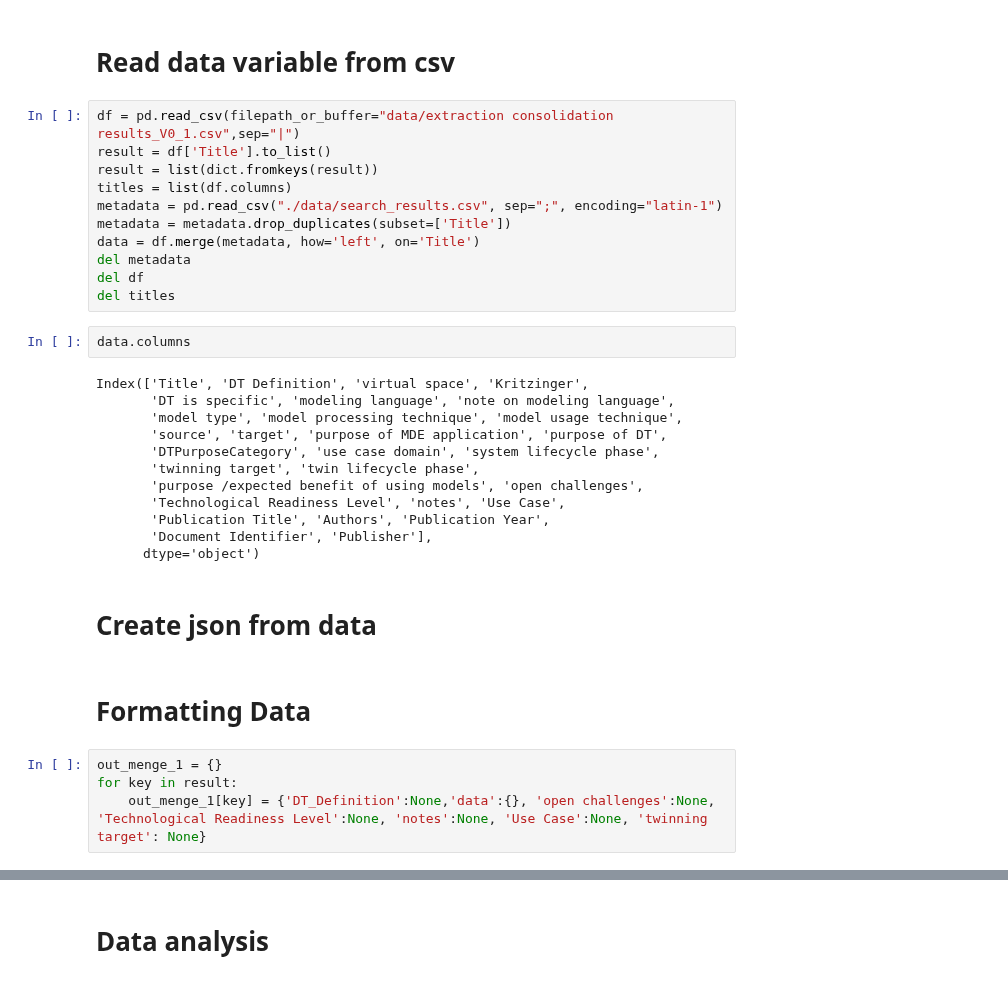
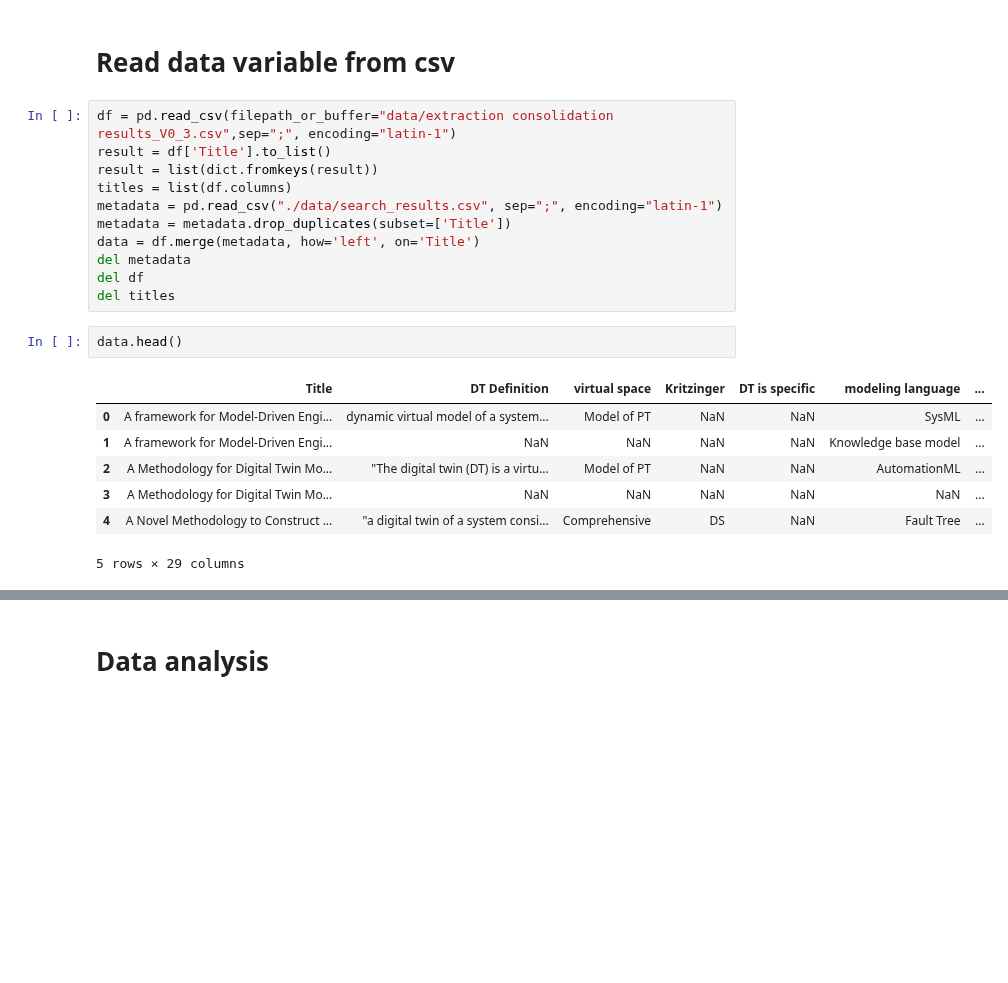
Before and after one commit to cdl-mint/mde4dts, a Jupyter notebook: visualizations_daniel.ipynb, the cells around one changed output, grey strips where cells are left out. Drawn from its saved outputs; the diff is of its cells as text; blank space fills up the shorter version.

```diff
--- a/visualizations_daniel.ipynb
+++ b/visualizations_daniel.ipynb
@@ -22,7 +22,7 @@ import matplotlib.pyplot as plt
 # %% [markdown]
 # Read data variable from csv
 # %%
-df = pd.read_csv(filepath_or_buffer="data/extraction consolidation results_V0_1.csv",sep="|")
+df = pd.read_csv(filepath_or_buffer="data/extraction consolidation results_V0_3.csv",sep=";", encoding="latin-1")
 result = df['Title'].to_list()
 result = list(dict.fromkeys(result))
 titles = list(df.columns)
@@ -33,24 +33,12 @@ del metadata
 del df
 del titles
 # %%
-data.columns
+data.head()
 # %% [output]
+|  | Title | DT Definition | virtual space | Kritzinger | DT is specific | modeling language | ... |
+| 0 | A framework for Model-Driven Engi... | dynamic virtual model of a system... | Model of PT | NaN | NaN | SysML | ... |
+| 1 | A framework for Model-Driven Engi... | NaN | NaN | NaN | NaN | Knowledge base model | ... |
+| 2 | A Methodology for Digital Twin Mo... | "The digital twin (DT) is a virtu... | Model of PT | NaN | NaN | AutomationML | ... |
+| 3 | A Methodology for Digital Twin Mo... | NaN | NaN | NaN | NaN | NaN | ... |
+| 4 | A Novel Methodology to Construct ... | "a digital twin of a system consi... | Comprehensive | DS | NaN | Fault Tree | ... |
-Index(['Title', 'DT Definition', 'virtual space', 'Kritzinger',
-       'DT is specific', 'modeling language', 'note on modeling language',
-       'model type', 'model processing technique', 'model usage technique',
-       'source', 'target', 'purpose of MDE application', 'purpose of DT',
-       'DTPurposeCategory', 'use case domain', 'system lifecycle phase',
-       'twinning target', 'twin lifecycle phase',
-       'purpose /expected benefit of using models', 'open challenges',
-       'Technological Readiness Level', 'notes', 'Use Case',
-       'Publication Title', 'Authors', 'Publication Year',
-       'Document Identifier', 'Publisher'],
-      dtype='object')
+5 rows × 29 columns
-# %% [markdown]
-# Create json from data
-# %% [markdown]
-# Formatting Data
-# %%
-out_menge_1 = {}
-for key in result:
-    out_menge_1[key] = {'DT_Definition':None,'data':{}, 'open challenges':None, 'Technological Readiness Level':None, 'notes':None, 'Use Case':None, 'twinning target': None}
```
Also changed, not shown: parts of 42 cells of this notebook, 9 other files.
